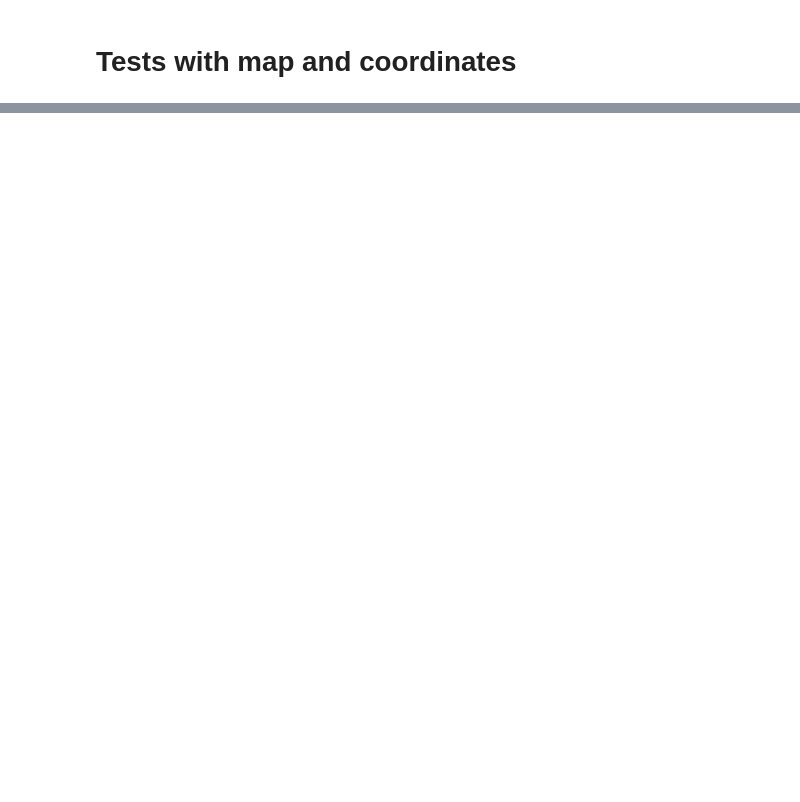
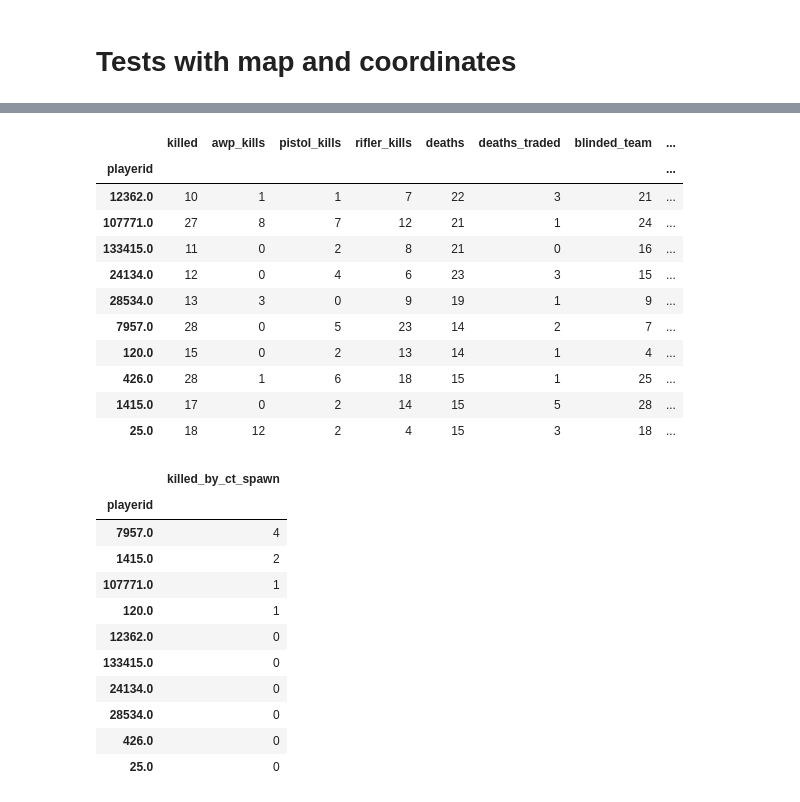
Before and after one commit to nickrvieira/analyzing_cs_go_data, a Jupyter notebook: Analyzing CS_GO Data.ipynb, the cells around one changed output, grey strips where cells are left out. Saved outputs shown, nothing was run; the diff lists cells and outputs as text; code cells hidden in the pictures; blank space fills up the shorter version.

```diff
--- a/Analyzing CS_GO Data.ipynb
+++ b/Analyzing CS_GO Data.ipynb
@@ -517,0 +597,30 @@ plt.show()
+# %%
+display(df_test[["killed","awp_kills","pistol_kills","rifler_kills","deaths","deaths_traded","blinded_team", "blinded_enemy_team", "blinded_enemy_team_killed"]
+])
+
+display(df_test.sort_values("killed_by_ct_spawn", ascending = False)[["killed_by_ct_spawn"]])
+# %% [output]
+|  | killed | awp_kills | pistol_kills | rifler_kills | deaths | deaths_traded | blinded_team | ... |
+| playerid |  |  |  |  |  |  |  | ... |
+| 12362.0 | 10 | 1 | 1 | 7 | 22 | 3 | 21 | ... |
+| 107771.0 | 27 | 8 | 7 | 12 | 21 | 1 | 24 | ... |
+| 133415.0 | 11 | 0 | 2 | 8 | 21 | 0 | 16 | ... |
+| 24134.0 | 12 | 0 | 4 | 6 | 23 | 3 | 15 | ... |
+| 28534.0 | 13 | 3 | 0 | 9 | 19 | 1 | 9 | ... |
+| 7957.0 | 28 | 0 | 5 | 23 | 14 | 2 | 7 | ... |
+| 120.0 | 15 | 0 | 2 | 13 | 14 | 1 | 4 | ... |
+| 426.0 | 28 | 1 | 6 | 18 | 15 | 1 | 25 | ... |
+| 1415.0 | 17 | 0 | 2 | 14 | 15 | 5 | 28 | ... |
+| 25.0 | 18 | 12 | 2 | 4 | 15 | 3 | 18 | ... |
+|  | killed_by_ct_spawn |
+| playerid |  |
+| 7957.0 | 4 |
+| 1415.0 | 2 |
+| 107771.0 | 1 |
+| 120.0 | 1 |
+| 12362.0 | 0 |
+| 133415.0 | 0 |
+| 24134.0 | 0 |
+| 28534.0 | 0 |
+| 426.0 | 0 |
+| 25.0 | 0 |
```
Also changed, not shown: parts of 11 cells of this notebook.
